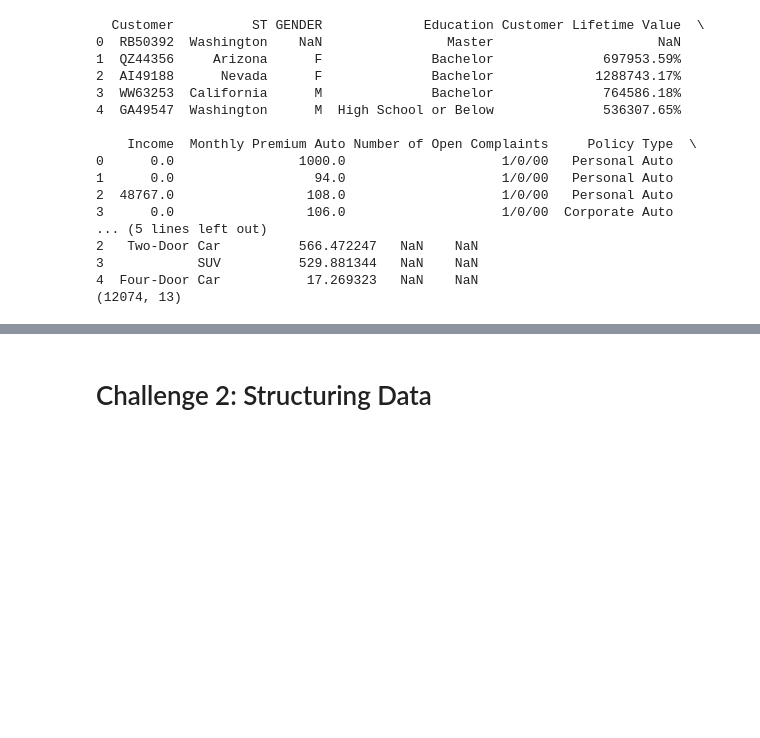
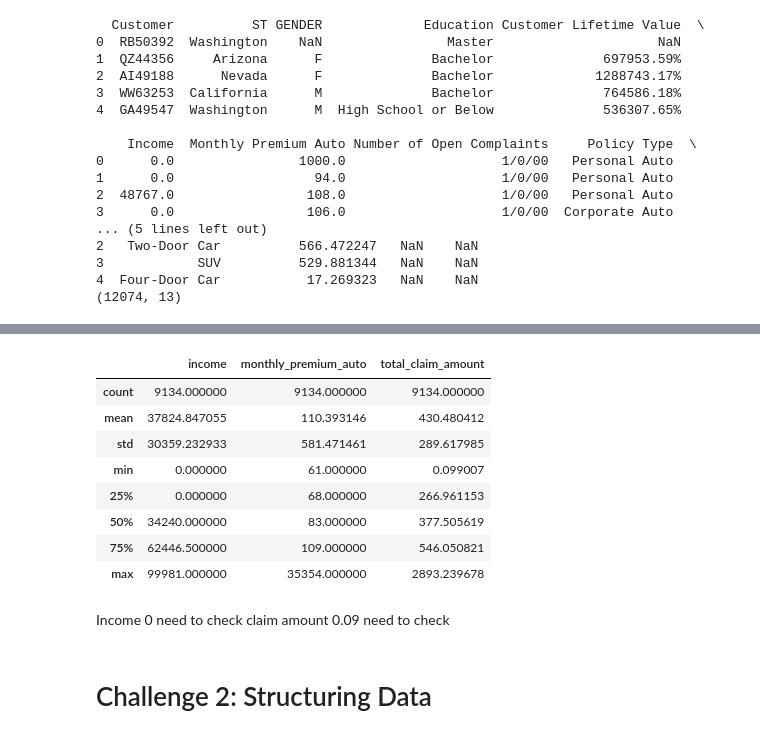
Before and after one commit to data-bootcamp-v4/lab-dw-data-structuring-and-combining, a Jupyter notebook: lab-dw-data-structuring-and-combining.ipynb, the cells around one changed output, grey strips where cells are left out. Drawn from its saved outputs; the diff is of its cells as text; code cells hidden in the pictures; blank space fills up the shorter version.

```diff
--- a/lab-dw-data-structuring-and-combining.ipynb
+++ b/lab-dw-data-structuring-and-combining.ipynb
@@ -52,0 +61,2 @@ print(insurance_data.shape)
+# %%
+insurance_data = insurance_data.drop_duplicates()
@@ -52,0 +65,6 @@ print(insurance_data.shape)
+# %%
+print("Columns before standardization:")
+print(insurance_data.columns)
+print("\nColumns after standardization:")
+insurance_data.columns = insurance_data.columns.str.strip().str.lower().str.replace(" ", "_")
+print(insurance_data.columns)
@@ -52,0 +105,2 @@ print(insurance_data.shape)
+# %%
+insurance_data.dropna(how="all", inplace=True)
@@ -52,0 +122,3 @@ print(insurance_data.shape)
+# %%
+insurance_data["gender"]=insurance_data["gender"].fillna("Other")
+insurance_data["st"]=insurance_data["st"].fillna("Other")
@@ -53,3 +140,18 @@ print(insurance_data.shape)
+# %%
+insurance_data.describe()
+# %% [output]
+|  | income | monthly_premium_auto | total_claim_amount |
+| count | 9134.000000 | 9134.000000 | 9134.000000 |
+| mean | 37824.847055 | 110.393146 | 430.480412 |
+| std | 30359.232933 | 581.471461 | 289.617985 |
+| min | 0.000000 | 61.000000 | 0.099007 |
+| 25% | 0.000000 | 68.000000 | 266.961153 |
+| 50% | 34240.000000 | 83.000000 | 377.505619 |
+| 75% | 62446.500000 | 109.000000 | 546.050821 |
+| max | 99981.000000 | 35354.000000 | 2893.239678 |
+# %% [markdown]
+Income 0 need to check
+claim amount 0.09 need to check
 # %% [markdown]
 # Challenge 2: Structuring Data
 # %% [markdown]
```
Also changed, not shown: parts of 10 cells of this notebook.
